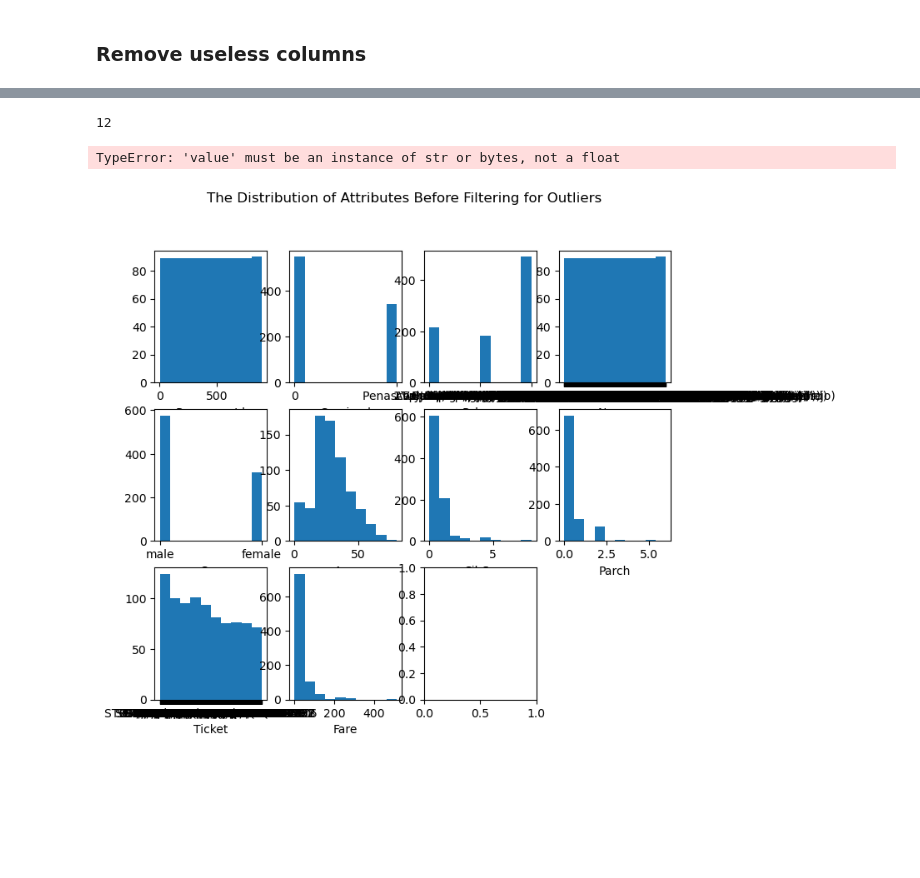
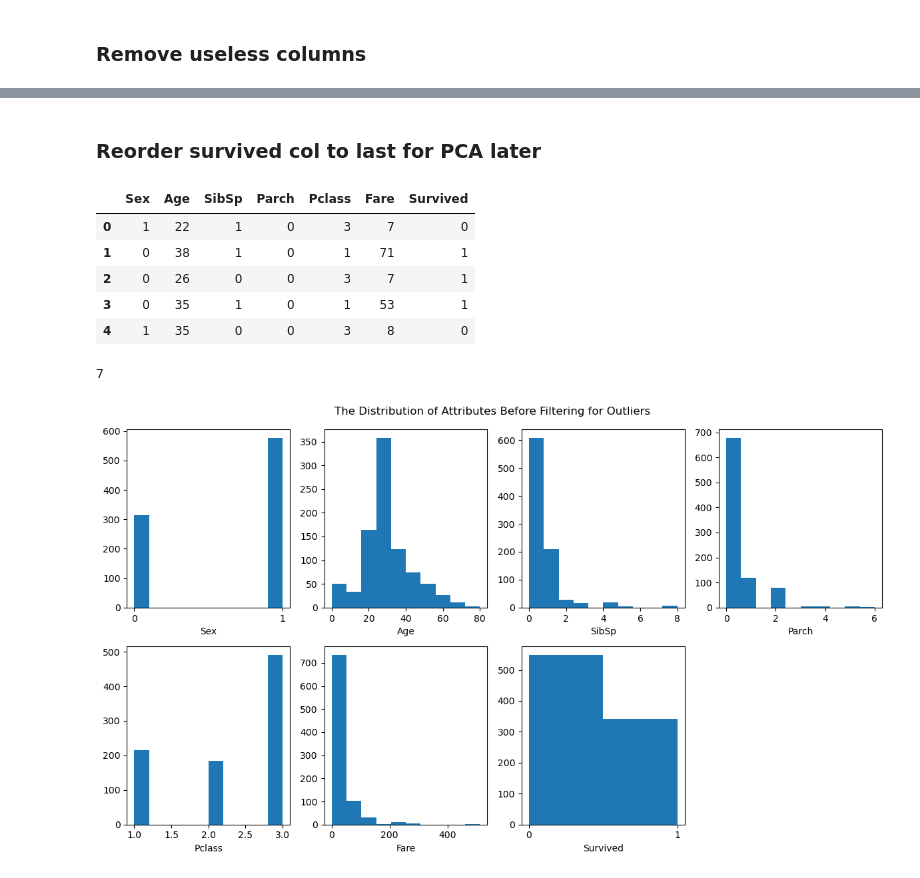
Before and after one commit to aliasadi04/titanic, a Jupyter notebook: code.ipynb, the cells around one changed output, grey strips where cells are left out. Cells and saved outputs as stored; diff of their text form; code cells hidden in the pictures; blank space fills up the shorter version.

Commit message:
preprocessing data done

```diff
--- a/code.ipynb
+++ b/code.ipynb
@@ -46,6 +48,6 @@ Index(['PassengerId', 'Survived', 'Pclass', 'Name', 'Sex', 'Age', 'SibSp',
 # %% [markdown]
 ### Remove useless columns
 # %%
-refined_training_data = training_data.drop(['Name','Ticket','Cabin','PassengerId'],axis=1)
+refined_training_data = training_data.drop(['Name','Ticket','Cabin','PassengerId','Embarked'],axis=1)
 refined_training_data
 # %% [output]
@@ -79,0 +82,4 @@ Name: Name, Length: 891, dtype: object
+# %%
+age_average = refined_training_data['Age'].mean()
+refined_training_data['Age'] = refined_training_data['Age'].fillna(value=age_average)
+refined_training_data.isnull().any()
@@ -79,0 +97,5 @@ Name: Name, Length: 891, dtype: object
+# %%
+if type(refined_training_data['Sex'][0]) is str :
+    refined_training_data['Sex'] = (refined_training_data['Sex']=='male').astype(int)
+refined_training_data = (refined_training_data).astype(int)
+refined_training_data
@@ -80,27 +116,39 @@ Name: Name, Length: 891, dtype: object
+# %% [markdown]
+### Reorder survived col to last for PCA later
+# %%
+columns = [  'Sex', 'Age', 'SibSp', 'Parch','Pclass', 'Fare','Survived',]
+refined_data = refined_training_data[columns]
+refined_data.head()
+# %% [output]
+|  | Sex | Age | SibSp | Parch | Pclass | Fare | Survived |
+| 0 | 1 | 22 | 1 | 0 | 3 | 7 | 0 |
+| 1 | 0 | 38 | 1 | 0 | 1 | 71 | 1 |
+| 2 | 0 | 26 | 0 | 0 | 3 | 7 | 1 |
+| 3 | 0 | 35 | 1 | 0 | 1 | 53 | 1 |
+| 4 | 1 | 35 | 0 | 0 | 3 | 8 | 0 |
 # %%
-M = (len(training_data.columns))
-N = len(training_data)
-
-plt.figure(figsize=(8, 7))
+M = (len(refined_data.columns))
+N = len(refined_data)
+columns = refined_data.columns
+plt.figure(figsize=(12, 7))
 # units = ['mu U/ml','yrs','','','mm','kg/m^2','mmol/L','mm Hg','']
 u = np.floor(np.sqrt(M))
 v = np.ceil(float(M) / u)
 limits = [600,600,600,300,300,300,400,400,400]
 plt.suptitle('The Distribution of Attributes Before Filtering for Outliers')
 print(M)
 for i in range(M):
 
     plt.subplot(int(u), int(v), i + 1)
-    plt.hist(training_data[columns[i]],bins=(2 if columns[i]=='Survived' else 10))
+    plt.hist(refined_data[columns[i]],bins=(2 if columns[i]=='Survived' else 10))
     plt.xlabel(columns[i])
-    if columns[i]=='Survived':
+    if columns[i] in ['Survived','Sex']:
         plt.xticks([0,1])
 
     # plt.ylim(0,limits[i])
 
 plt.tight_layout()
 plt.show()
 # %% [output]
-12
+7
-TypeError: 'value' must be an instance of str or bytes, not a float
-[figure, old version]
+[figure, new version]
```
Also changed, not shown: parts of 17 cells of this notebook.
